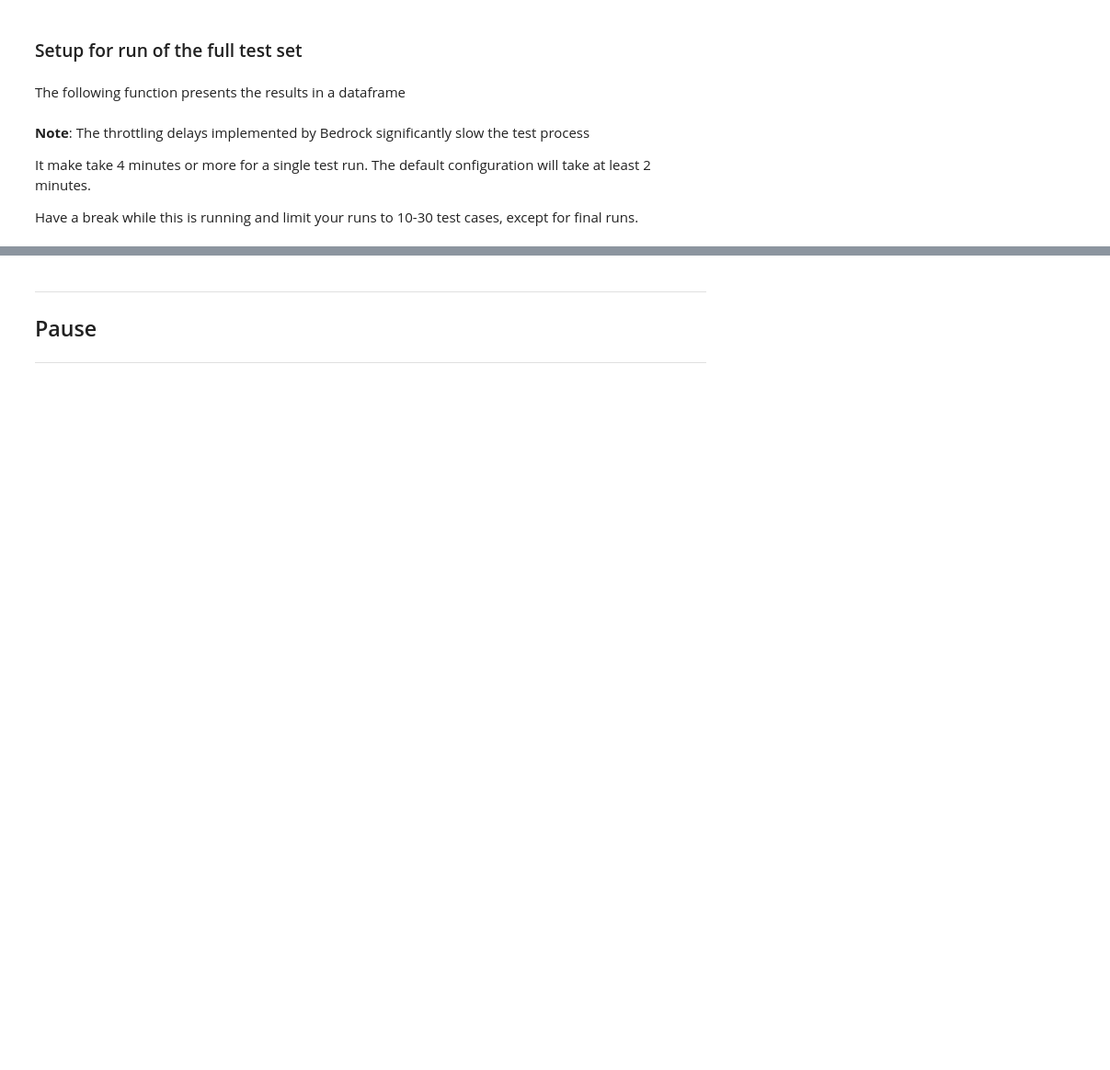
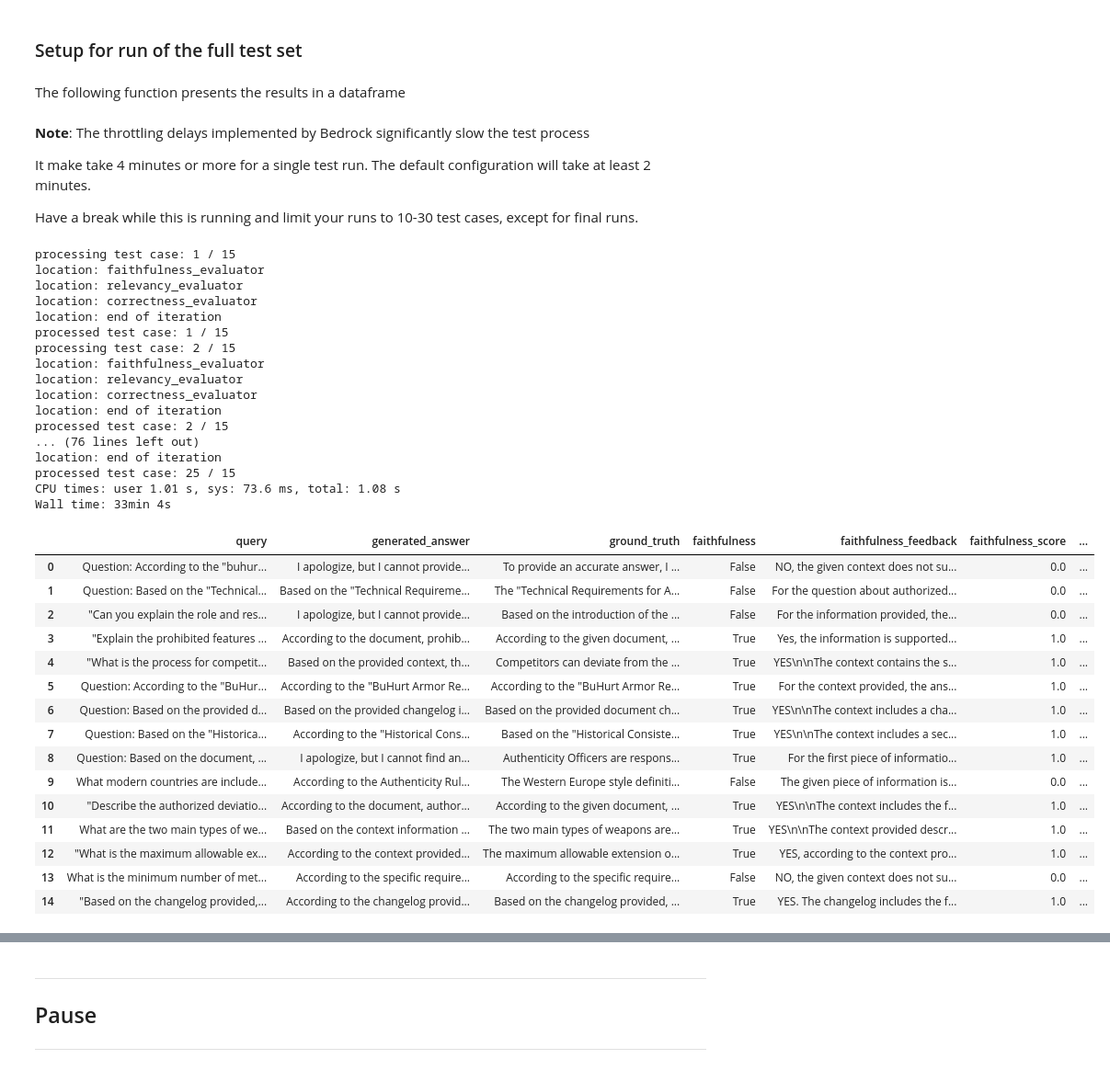
Before and after one commit to abiencourt/elvtr-ai-solution-architect, a Jupyter notebook: class-14/AISA-Capstone-Assignment-Part-3.ipynb, the cells around one changed output, grey strips where cells are left out. Shown at 92% size. Saved outputs shown, nothing was run; the diff lists cells and outputs as text; code cells hidden in the pictures; blank space fills up the shorter version.

```diff
--- a/class-14/AISA-Capstone-Assignment-Part-3.ipynb
+++ b/class-14/AISA-Capstone-Assignment-Part-3.ipynb
@@ -249,8 +294,9 @@ transformations_01=[
 # %%
 # After the first run, set this to match you intended configuration based on your learning from Capstone II
 
-pipeline = IngestionPipeline(transformations=transformations_00)
+# pipeline = IngestionPipeline(transformations=transformations_00)
 # pipeline = IngestionPipeline(transformations=transformations_01)
+pipeline = IngestionPipeline(transformations=transformations_02)
 # %% [markdown]
 ### Run the configured ingestion pipeline
 # %%
@@ -286,6 +336,5 @@ Specify a question that has can be answered by the document(s) that have been in
 # %%
-example_query="""Based on Paul Graham's experience, why did he initially lose interest in studying philosophy
-and switch to AI in college?"""
+example_query="What are the historical consistency requirements of an armor?"
 # %% [markdown]
 Run the default RAG pipeline with the example query. This should give a meaningful result. Don't worry if the answer is overly verbose, etc. We'll fix that later.
 # %%
@@ -450,8 +572,8 @@ from llama_index.core.evaluation import FaithfulnessEvaluator, RelevancyEvaluato
 
 For this, it is typical to use an LLM that has higher benchmark ratings than the LLM used for content generation.
 # %%
-# evaluator_llm = llm_mixtral8x7b
-evaluator_llm = llm_sonnet_35
+evaluator_llm = llm_mixtral8x7b
+# evaluator_llm = llm_sonnet_35
 # %% [markdown]
 ### Set up our default query engine for showing the baseline evaluation
 
@@ -685,6 +861,11 @@ def run_evaluations(evaluation_dataset: pd.DataFrame, query_engine, evaluator_mo
 
     evaluations_df = pd.DataFrame(results_list)
 
+    pd.set_option('display.max_columns', None)
+    pd.set_option('display.max_rows', None)
+    pd.set_option('display.width', None)
+    pd.set_option('display.max_colwidth', None)
+
     aggregate_results = {
         'number_of_test_cases': len(evaluations_df),
         'mean_faithfulness_score': round(evaluations_df['faithfulness_score'].mean(), 3),
@@ -702,11 +883,45 @@ Have a break while this is running and limit your runs to 10-30 test cases, exce
 # %%
 %%time
 
 # KEY CELL: Running the configured evaluations with the generated test set
 
 # Run evaluations for the first n rows of the generated test set only
-n = 20
+n = 15
 evaluation_results_df, aggregate_results = run_evaluations(eval_questions_df.head(n), query_engine, evaluator_llm)
 evaluation_results_df
+# %% [output]
+processing test case: 1 / 15
+location: faithfulness_evaluator
+location: relevancy_evaluator
+location: correctness_evaluator
+location: end of iteration
+processed test case: 1 / 15
+processing test case: 2 / 15
+location: faithfulness_evaluator
+location: relevancy_evaluator
+location: correctness_evaluator
+location: end of iteration
+processed test case: 2 / 15
+... (76 lines left out)
+location: end of iteration
+processed test case: 25 / 15
+CPU times: user 1.01 s, sys: 73.6 ms, total: 1.08 s
+Wall time: 33min 4s
+|  | query | generated_answer | ground_truth | faithfulness | faithfulness_feedback | faithfulness_score | ... |
+| 0 | Question: According to the "buhur... | I apologize, but I cannot provide... | To provide an accurate answer, I ... | False | NO, the given context does not su... | 0.0 | ... |
+| 1 | Question: Based on the "Technical... | Based on the "Technical Requireme... | The "Technical Requirements for A... | False | For the question about authorized... | 0.0 | ... |
+| 2 | "Can you explain the role and res... | I apologize, but I cannot provide... | Based on the introduction of the ... | False | For the information provided, the... | 0.0 | ... |
+| 3 | "Explain the prohibited features ... | According to the document, prohib... | According to the given document, ... | True | Yes, the information is supported... | 1.0 | ... |
+| 4 | "What is the process for competit... | Based on the provided context, th... | Competitors can deviate from the ... | True | YES\n\nThe context contains the s... | 1.0 | ... |
+| 5 | Question: According to the "BuHur... | According to the "BuHurt Armor Re... | According to the "BuHurt Armor Re... | True | For the context provided, the ans... | 1.0 | ... |
+| 6 | Question: Based on the provided d... | Based on the provided changelog i... | Based on the provided document ch... | True | YES\n\nThe context includes a cha... | 1.0 | ... |
+| 7 | Question: Based on the "Historica... | According to the "Historical Cons... | Based on the "Historical Consiste... | True | YES\n\nThe context includes a sec... | 1.0 | ... |
+| 8 | Question: Based on the document, ... | I apologize, but I cannot find an... | Authenticity Officers are respons... | True | For the first piece of informatio... | 1.0 | ... |
+| 9 | What modern countries are include... | According to the Authenticity Rul... | The Western Europe style definiti... | False | The given piece of information is... | 0.0 | ... |
+| 10 | "Describe the authorized deviatio... | According to the document, author... | According to the given document, ... | True | YES\n\nThe context includes the f... | 1.0 | ... |
+| 11 | What are the two main types of we... | Based on the context information ... | The two main types of weapons are... | True | YES\n\nThe context provided descr... | 1.0 | ... |
+| 12 | "What is the maximum allowable ex... | According to the context provided... | The maximum allowable extension o... | True | YES, according to the context pro... | 1.0 | ... |
+| 13 | What is the minimum number of met... | According to the specific require... | According to the specific require... | False | NO, the given context does not su... | 0.0 | ... |
+| 14 | "Based on the changelog provided,... | According to the changelog provid... | Based on the changelog provided, ... | True | YES. The changelog includes the f... | 1.0 | ... |
 # %%
 aggregate_results
```
Also changed, not shown: parts of 40 cells of this notebook.
